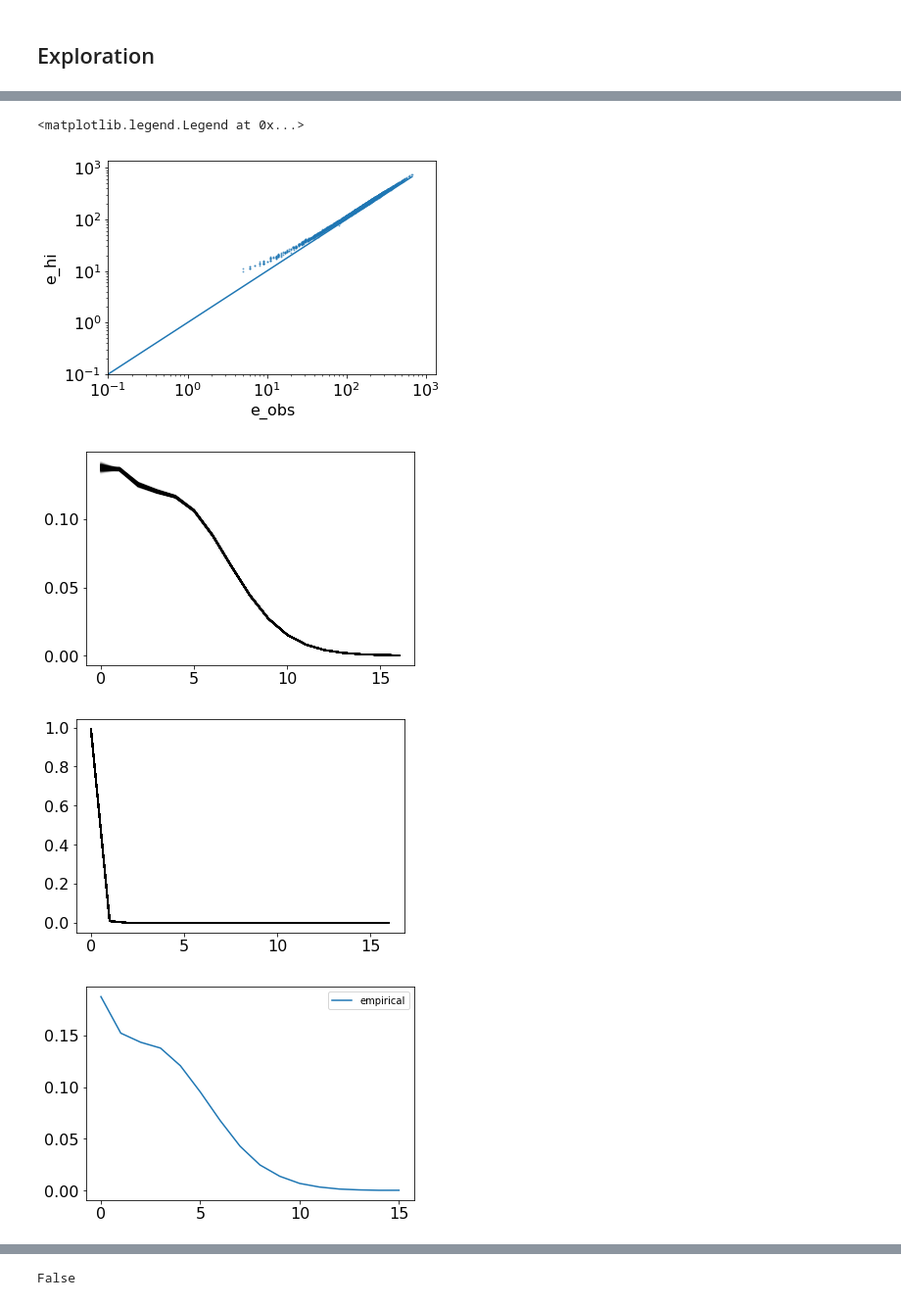
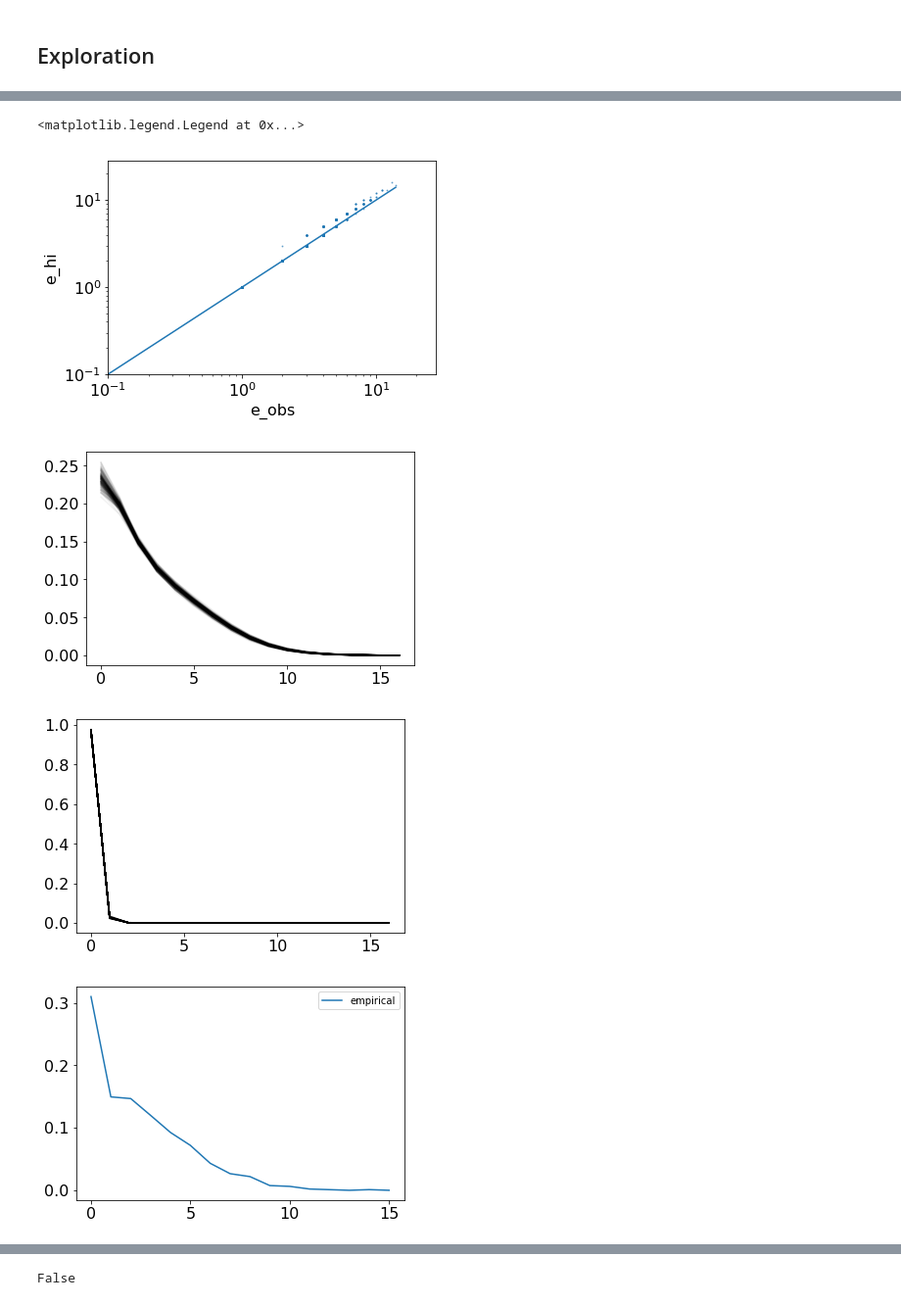
Before and after one commit to broadinstitute/CellBender, a Jupyter notebook: proto/chimera/notebooks/dtm_exploration.ipynb, the cells around one changed output, grey strips where cells are left out. Shown at 98% size. Drawn from its saved outputs; the diff is of its cells as text; code cells hidden in the pictures.

```diff
--- a/proto/chimera/notebooks/dtm_exploration.ipynb
+++ b/proto/chimera/notebooks/dtm_exploration.ipynb
@@ -51,7 +51,7 @@ sc_fingerprint_path = '/home/jupyter/data/10x/pbmc4k_ss_rate_0.25_sc_fingerprint
 # sc_fingerprint_path = '/home/jupyter/data/10x/neuron_9k_sc_fingerprint.pkl'
 
 zinb_fitter_kwargs = {
-    'lr': 0.5,
+    'lr': 0.2,
     'max_iters': 10_000,
     'p_zero_l1_reg': 0.001,
     'outlier_stringency': 5.0,
@@ -89,7 +89,7 @@ sc_fingerprint_base = sc_fingerprint_base.filter_genes(
 sc_fingerprint_dtm = SingleCellFingerprintDTM(
     sc_fingerprint_base,
     n_gene_groups=100,
-    n_pca_features=50, ####################################
+    enable_cell_features=False,
     zinb_fitter_kwargs=zinb_fitter_kwargs,
     max_estimated_chimera_family_size=0,
     allow_dense_int_ndarray=False,
@@ -317,16 +467,18 @@ cell_barcodes_output_path = os.path.join(output_path, "cell_barcodes.npy")
 # %%
 pyro.clear_param_store()
 
-# gene_expression_prior = GeneLevelGeneExpressionPrior(
+gene_expression_prior = GeneLevelGeneExpressionPrior(
+    sc_fingerprint_dtm=sc_fingerprint_dtm,
+    device=device,
+    dtype=dtype)
+
+# gene_expression_prior = SingleCellFeaturePredictedGeneExpressionPriorNew(
 #     sc_fingerprint_dtm=sc_fingerprint_dtm,
+#     hidden_dims=(50,),
+#     hidden_activation=torch.nn.SELU(),
 #     device=device,
 #     dtype=dtype)
-
-gene_expression_prior = SingleCellFeaturePredictedGeneExpressionPrior(
-    sc_fingerprint_dtm=sc_fingerprint_dtm,
-    hidden_activation=torch.nn.SELU(),
-    device=device,
-    dtype=dtype)
+# gene_expression_prior.load_state_dict(torch.load("pretrained.pt"))
 
 fsd_codec = NBMixtureFSDCodec(
     sc_fingerprint_dtm=sc_fingerprint_dtm,
@@ -614,5 +741,5 @@ with torch.no_grad():
 # %%
-gene_index = 0
+gene_index = 504
 
 sampler = PosteriorGeneExpressionSampler(model, device, dtype)
 expr_dict = sampler.get_gene_expression_posterior_sampling_summary(
@@ -637,13 +764,15 @@ e_hi = expr_dict['e_hi_map']
 
 data = sampler._generate_single_gene_minibatch_data(
     gene_index, np.arange(0, sc_fingerprint_dtm.n_cells), 1)
-zeta_nr = gene_expression_prior.forward(
+expr_params_dict = gene_expression_prior.forward(
     data['gene_index_tensor'],
     data['cell_index_tensor'],
-    data['downsampling_rate_tensor'],
+    data['cell_features_tensor'],
     data['total_obs_reads_per_cell_tensor'],
-    data['cell_features_tensor'])
-mu_e_hi_n, phi_e_hi_n, logit_p_zero_e_hi_n = gene_expression_prior.decode(zeta_nr)
+    data['downsampling_rate_tensor'])
+mu_e_hi_n = expr_params_dict['log_mu_e_hi_n'].exp()
+phi_e_hi_n = expr_params_dict['log_phi_e_hi_n'].exp()
+logit_p_zero_e_hi_n = expr_params_dict['logit_p_zero_e_hi_n']
 e_hi_prior_dist = ZeroInflatedNegativeBinomial(
     logit_zero=logit_p_zero_e_hi_n,
     mu=mu_e_hi_n,
@@ -665,7 +794,6 @@ print('p_zero_e_hi (prior):', torch.sigmoid(logit_p_zero_e_hi_n).mean().item())
 print('mean_e_hi (prior):', e_hi_prior_dist.mean.mean().item())
 
 
-
 fig = plt.figure()
 plt.scatter(e_obs, e_hi, s=1, alpha=0.5)
 plt.plot([0.1, np.max(e_obs)], [0.1, np.max(e_obs)])
@@ -676,21 +804,26 @@ plt.yscale('log')
 plt.xlim((0.1, 2*np.max(e_obs)))
 plt.ylim((0.1, 2*np.max(e_obs)))
 
-n_posterior_samples = 500
-cell_index_array = np.zeros((n_posterior_samples,), dtype=np.int)
-gene_index_array = gene_index * np.ones_like(cell_index_array)
+n_posterior_samples = 200
+cell_index_array = np.zeros((n_posterior_samples,), dtype=np.int).astype(np.int32)
+gene_index_array = gene_index * np.ones_like(cell_index_array).astype(np.int32)
 cell_sampling_site_scale_factor_array = np.ones_like(cell_index_array)
 gene_sampling_site_scale_factor_array = np.ones_like(cell_index_array)
 single_gene_mb_data = sc_fingerprint_dtm.generate_torch_minibatch_data(
     cell_index_array,
     gene_index_array,
     cell_sampling_site_scale_factor_array,
-    gene_sampling_site_scale_factor_array)
+    gene_sampling_site_scale_factor_array,
+    np.zeros((n_posterior_samples, sc_fingerprint_dtm.max_family_size), dtype=np.float32))
 guide_trace = poutine.trace(model.guide).get_trace(single_gene_mb_data)
 fsd_params_dict = fsd_codec.decode(guide_trace.nodes["fsd_xi_nq"]["value"])
+
 dist_lo, dist_hi = fsd_codec.get_fsd_components(fsd_params_dict)
 p_lo = dist_lo.log_prob(torch.arange(0, sc_fingerprint_dtm.max_family_size + 1).float().cuda()).detach().cpu().exp().numpy()
 p_hi = dist_hi.log_prob(torch.arange(0, sc_fingerprint_dtm.max_family_size + 1).float().cuda()).detach().cpu().exp().numpy()
+
+p_obs_hi_mean, p_obs_hi_std = np.mean(1 - p_hi[:, 0]), np.std(p_hi[:, 0])
+print(f"p_obs_hi: {p_obs_hi_mean:.3f} +- {p_obs_hi_std:.3f}")
 
 fig = plt.figure()
 for i in range(n_posterior_samples):
@@ -703,7 +836,7 @@ for i in range(n_posterior_samples):
 
 collapsed_slice = gene_index + sc_fingerprint_dtm.n_genes * np.arange(sc_fingerprint_dtm.n_cells)
 empircal_fsd = np.asarray(
-    sc_fingerprint_dtm.sc_fingerprint_base.collapsed_csr_fingerprint_matrix[collapsed_slice, :].todense())
+    sc_fingerprint_dtm.collapsed_csr_fingerprint_matrix_scipy[collapsed_slice, :].todense())
 empircal_fsd = empircal_fsd / (1e-12 + np.sum(empircal_fsd, -1)[:, None])
 empircal_fsd = np.sum(empircal_fsd, 0)
 empircal_fsd = empircal_fsd / np.sum(empircal_fsd)
@@ -724,8 +858,8 @@ mean_e_hi (prior): 250.77381896972656
 <matplotlib.legend.Legend at 0x...>
-[figure, old version]
+[figure, new version]
-[figure, old version]
+[figure, new version]
-[figure, old version]
+[figure, new version]
-[figure, old version]
+[figure, new version]
 # %%
 plt.figure(figsize=(18,4))
 
```
Also changed, not shown: parts of 33 cells of this notebook.
